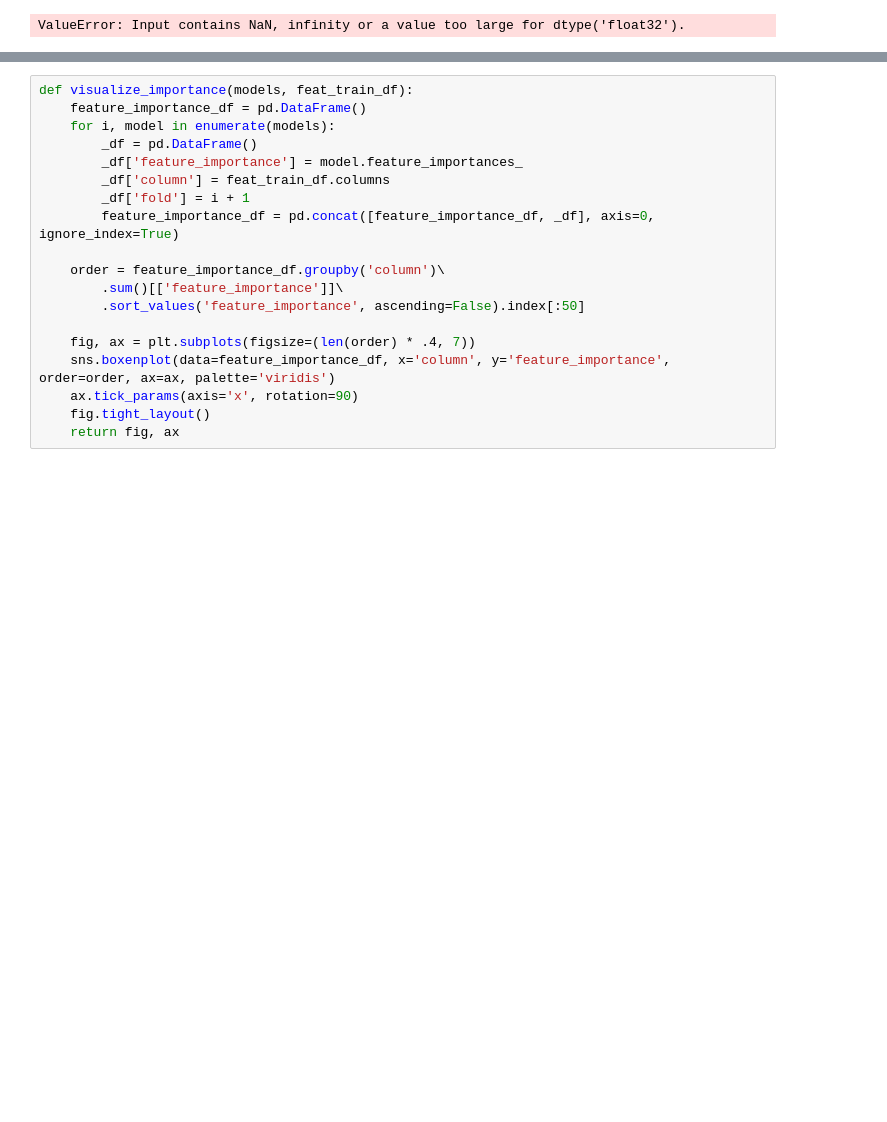
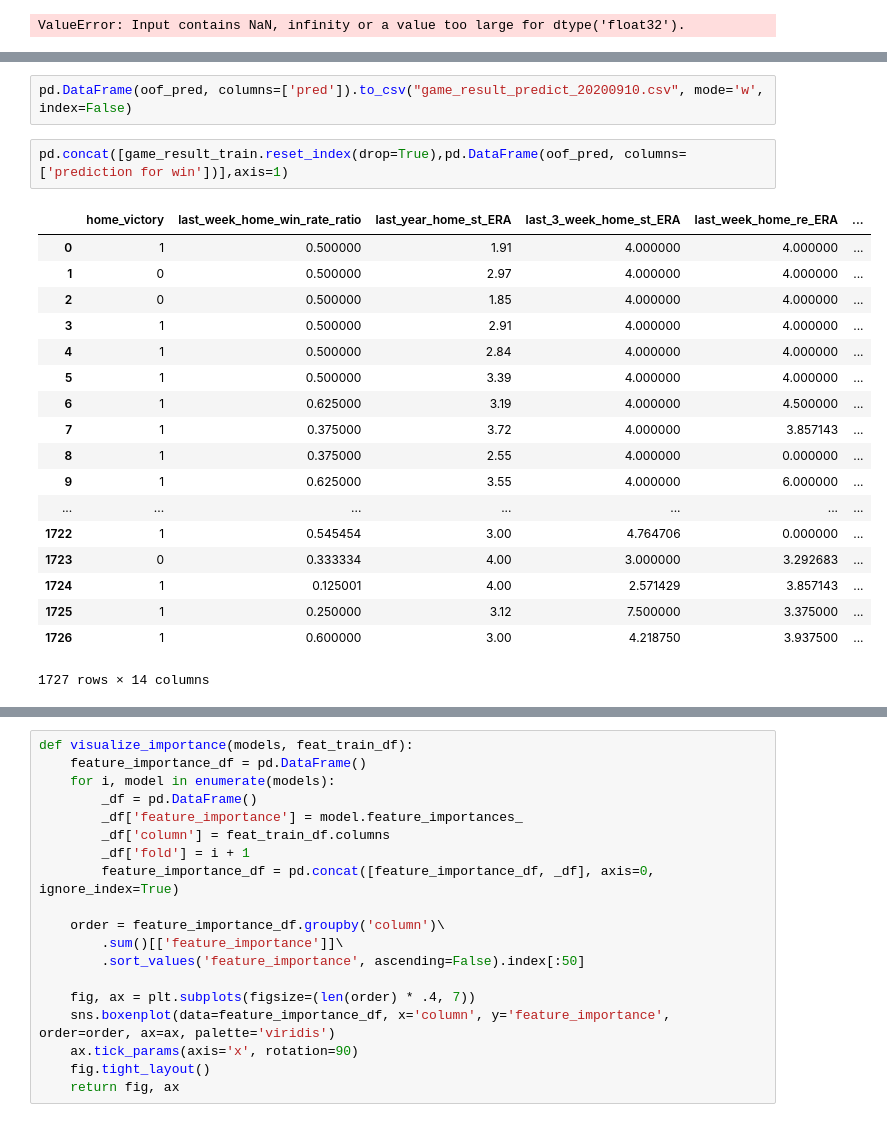
Before and after one commit to tubotu/baseball_predict, a Jupyter notebook: Untitled.ipynb, the cells around one changed output, grey strips where cells are left out. Drawn from its saved outputs; the diff is of its cells as text; blank space fills up the shorter version.

```diff
--- a/Untitled.ipynb
+++ b/Untitled.ipynb
@@ -890 +925,24 @@ print(accuracy_score(y, np.ones_like(y), normalize=True, sample_weight=None))
+# %%
+pd.DataFrame(oof_pred, columns=['pred']).to_csv("game_result_predict_20200910.csv", mode='w', index=False)
+# %%
+pd.concat([game_result_train.reset_index(drop=True),pd.DataFrame(oof_pred, columns=['prediction for win'])],axis=1)
+# %% [output]
+|  | home_victory | last_week_home_win_rate_ratio | last_year_home_st_ERA | last_3_week_home_st_ERA | last_week_home_re_ERA | ... |
+| 0 | 1 | 0.500000 | 1.91 | 4.000000 | 4.000000 | ... |
+| 1 | 0 | 0.500000 | 2.97 | 4.000000 | 4.000000 | ... |
+| 2 | 0 | 0.500000 | 1.85 | 4.000000 | 4.000000 | ... |
+| 3 | 1 | 0.500000 | 2.91 | 4.000000 | 4.000000 | ... |
+| 4 | 1 | 0.500000 | 2.84 | 4.000000 | 4.000000 | ... |
+| 5 | 1 | 0.500000 | 3.39 | 4.000000 | 4.000000 | ... |
+| 6 | 1 | 0.625000 | 3.19 | 4.000000 | 4.500000 | ... |
+| 7 | 1 | 0.375000 | 3.72 | 4.000000 | 3.857143 | ... |
+| 8 | 1 | 0.375000 | 2.55 | 4.000000 | 0.000000 | ... |
+| 9 | 1 | 0.625000 | 3.55 | 4.000000 | 6.000000 | ... |
+| ... | ... | ... | ... | ... | ... | ... |
+| 1722 | 1 | 0.545454 | 3.00 | 4.764706 | 0.000000 | ... |
+| 1723 | 0 | 0.333334 | 4.00 | 3.000000 | 3.292683 | ... |
+| 1724 | 1 | 0.125001 | 4.00 | 2.571429 | 3.857143 | ... |
+| 1725 | 1 | 0.250000 | 3.12 | 7.500000 | 3.375000 | ... |
+| 1726 | 1 | 0.600000 | 3.00 | 4.218750 | 3.937500 | ... |
+1727 rows × 14 columns
 # %%
```
Also changed, not shown: parts of 52 cells of this notebook.
